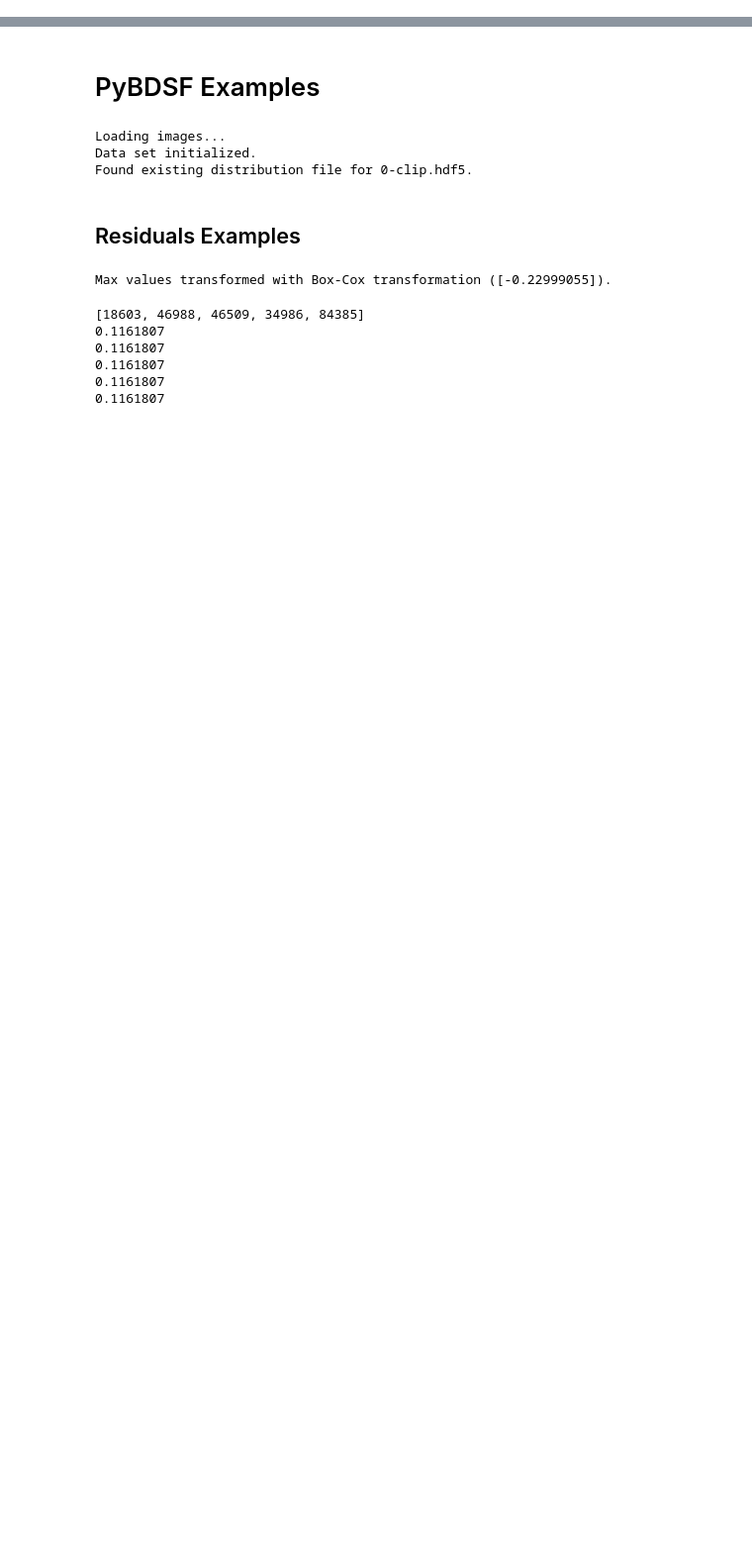
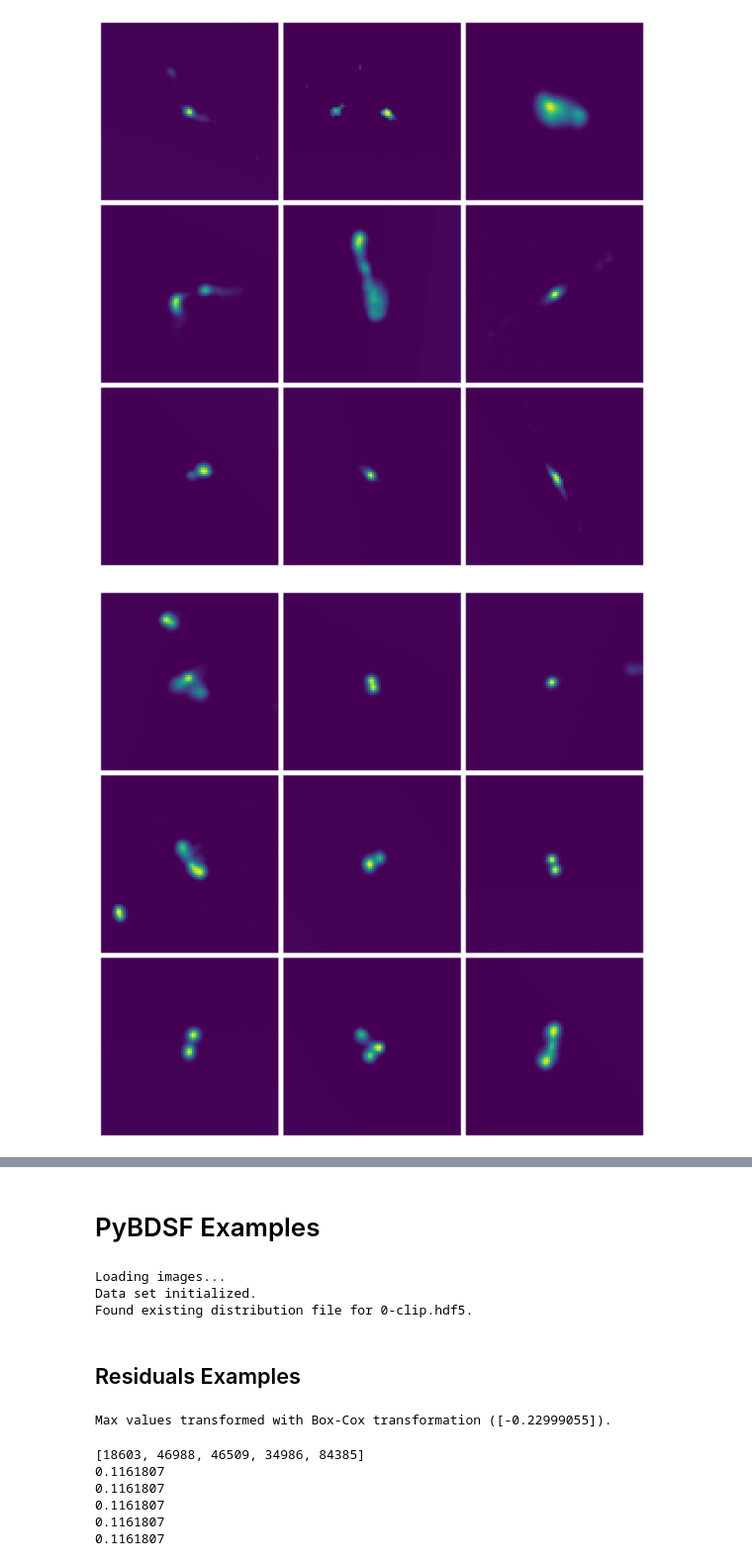
Before and after one commit to tmartinezML/LOFAR-Diffusion, a Jupyter notebook: src/notebooks/paper_plots.ipynb, the cells around one changed output, grey strips where cells are left out. Shown at 99% size. Saved outputs shown, nothing was run; the diff lists cells and outputs as text; code cells hidden in the pictures; blank space fills up the shorter version.

```diff
--- a/src/notebooks/paper_plots.ipynb
+++ b/src/notebooks/paper_plots.ipynb
@@ -11,0 +52,18 @@ os.getcwd()
+# %%
+import plotting.plot_images as plti
+
+reload(plti)
+import utils.data_utils as du
+
+reload(du)
+classes = ["FRI", "FRII", "Compact", "Bent"]
+figs = []
+n = 2000
+for i, cls in enumerate(classes):
+    cls_set = samples[n*i:n*(i+1)]
+    fig, _ = plti.random_image_grid(cls_set, 9)
+    fig.show()
+    figs.append(fig)
+# %% [output]
+[figure, added]
+[figure, added]
```
Also changed, not shown: parts of 12 cells of this notebook, 3 other files.
